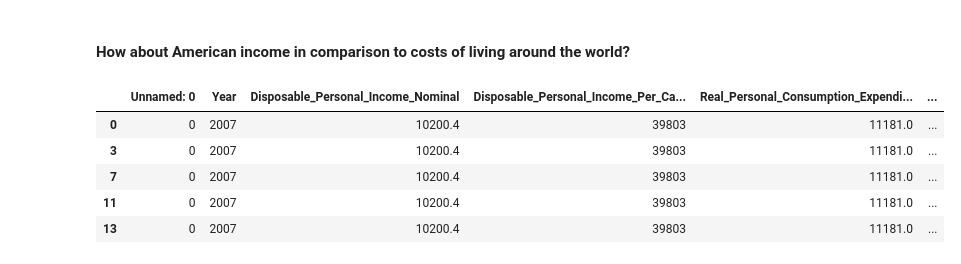
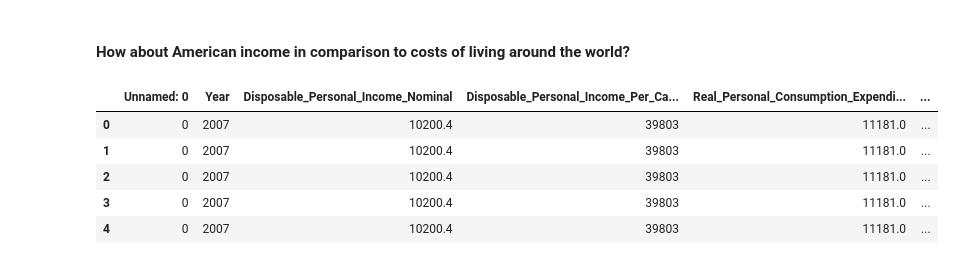
Before and after one commit to szhagnay/Cohort-A-Econ, a Jupyter notebook: notebooks/Sherla_eda1.ipynb, the cells around one changed output. Saved outputs shown, nothing was run; the diff lists cells and outputs as text; code cells hidden in the pictures.

```diff
--- a/notebooks/Sherla_eda1.ipynb
+++ b/notebooks/Sherla_eda1.ipynb
@@ -97,21 +97,18 @@ plt.close()
 # %%
 us_econ = us_econ.rename(columns={"YEAR": "Year"})
 
 us_econ = us_econ.rename(columns={"YEAR": "Year"})
 merged_data = pd.merge(us_econ, world_col, on="Year", how="inner") # By the year
 
-#NORTH_ECON = world_col[world_col["Region"] == "North America"]
-merged_data = merged_data[merged_data["Region"] == "Asia"]
-
 merged_data = merged_data.drop(columns=["DATE", "MONTH", "MONTH_NAME", "QUARTER"])
 merged_data.head()
 # %% [output]
 |  | Unnamed: 0 | Year | Disposable_Personal_Income_Nominal | Disposable_Personal_Income_Per_Ca... | Real_Personal_Consumption_Expendi... | ... |
 | 0 | 0 | 2007 | 10200.4 | 39803 | 11181.0 | ... |
+| 1 | 0 | 2007 | 10200.4 | 39803 | 11181.0 | ... |
+| 2 | 0 | 2007 | 10200.4 | 39803 | 11181.0 | ... |
 | 3 | 0 | 2007 | 10200.4 | 39803 | 11181.0 | ... |
-| 7 | 0 | 2007 | 10200.4 | 39803 | 11181.0 | ... |
-| 11 | 0 | 2007 | 10200.4 | 39803 | 11181.0 | ... |
-| 13 | 0 | 2007 | 10200.4 | 39803 | 11181.0 | ... |
+| 4 | 0 | 2007 | 10200.4 | 39803 | 11181.0 | ... |
 # %%
 plt.figure(figsize=(8, 6))
 sns.regplot(data=merged_data, x='Total_Personal_Income', y='Cost_of_Living', scatter_kws={'s':40}, line_kws={'color':'red'})
```
Also changed, not shown: parts of 2 cells of this notebook.
